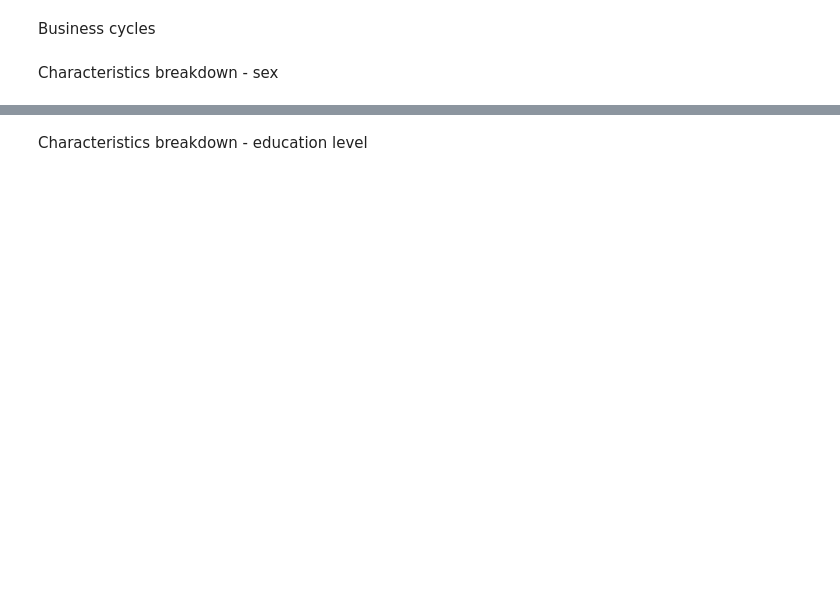
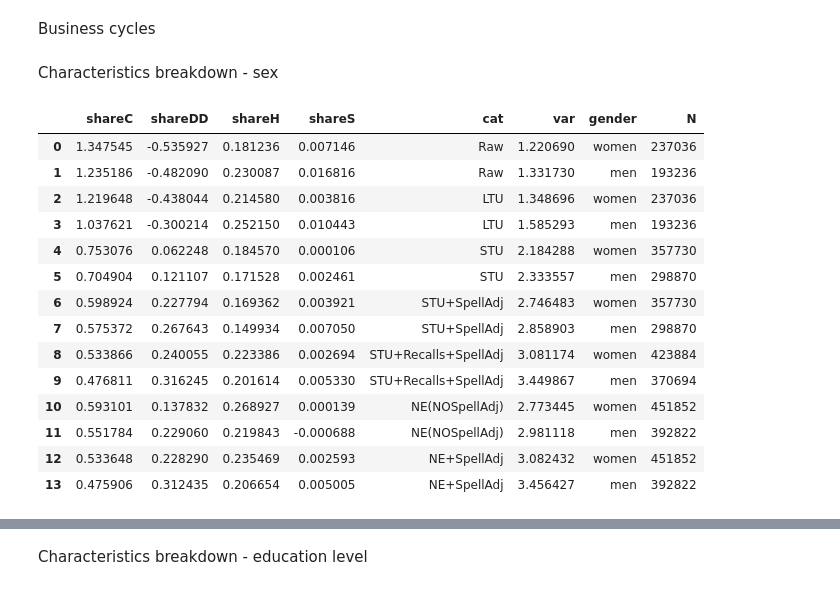
Before and after one commit to crisla/UVD_ABS_code, a Jupyter notebook: tables_and_plots.ipynb, the cells around one changed output, grey strips where cells are left out. Cells and saved outputs as stored; diff of their text form; code cells hidden in the pictures; blank space fills up the shorter version.

```diff
--- a/tables_and_plots.ipynb
+++ b/tables_and_plots.ipynb
@@ -274,9 +316,27 @@ Characteristics breakdown - sex
 # %%
 table_raw, names, column_names, noobs = read_results('results/all_results_sex_96_noA.log')
 
 names_latex = names
 var_names, sex_names = format_column_names(column_names)
 AllTab = pd.DataFrame(table_raw[1:,:].T, index=names_latex, columns=var_names)
 short_tab = format_very_short(AllTab)
 short_tab['gender'] = list(itertools.chain.from_iterable(sex_names))
+short_tab['N'] = np.array(noobs)
 short_tab.round(3).to_stata('results/results_sex_96_noA.dta')
+short_tab
+# %% [output]
+|  | shareC | shareDD | shareH | shareS | cat | var | gender | N |
+| 0 | 1.347545 | -0.535927 | 0.181236 | 0.007146 | Raw | 1.220690 | women | 237036 |
+| 1 | 1.235186 | -0.482090 | 0.230087 | 0.016816 | Raw | 1.331730 | men | 193236 |
+| 2 | 1.219648 | -0.438044 | 0.214580 | 0.003816 | LTU | 1.348696 | women | 237036 |
+| 3 | 1.037621 | -0.300214 | 0.252150 | 0.010443 | LTU | 1.585293 | men | 193236 |
+| 4 | 0.753076 | 0.062248 | 0.184570 | 0.000106 | STU | 2.184288 | women | 357730 |
+| 5 | 0.704904 | 0.121107 | 0.171528 | 0.002461 | STU | 2.333557 | men | 298870 |
+| 6 | 0.598924 | 0.227794 | 0.169362 | 0.003921 | STU+SpellAdj | 2.746483 | women | 357730 |
+| 7 | 0.575372 | 0.267643 | 0.149934 | 0.007050 | STU+SpellAdj | 2.858903 | men | 298870 |
+| 8 | 0.533866 | 0.240055 | 0.223386 | 0.002694 | STU+Recalls+SpellAdj | 3.081174 | women | 423884 |
+| 9 | 0.476811 | 0.316245 | 0.201614 | 0.005330 | STU+Recalls+SpellAdj | 3.449867 | men | 370694 |
+| 10 | 0.593101 | 0.137832 | 0.268927 | 0.000139 | NE(NOSpellAdj) | 2.773445 | women | 451852 |
+| 11 | 0.551784 | 0.229060 | 0.219843 | -0.000688 | NE(NOSpellAdj) | 2.981118 | men | 392822 |
+| 12 | 0.533648 | 0.228290 | 0.235469 | 0.002593 | NE+SpellAdj | 3.082432 | women | 451852 |
+| 13 | 0.475906 | 0.312435 | 0.206654 | 0.005005 | NE+SpellAdj | 3.456427 | men | 392822 |
```
Also changed, not shown: parts of 14 cells of this notebook, 16 other files.
